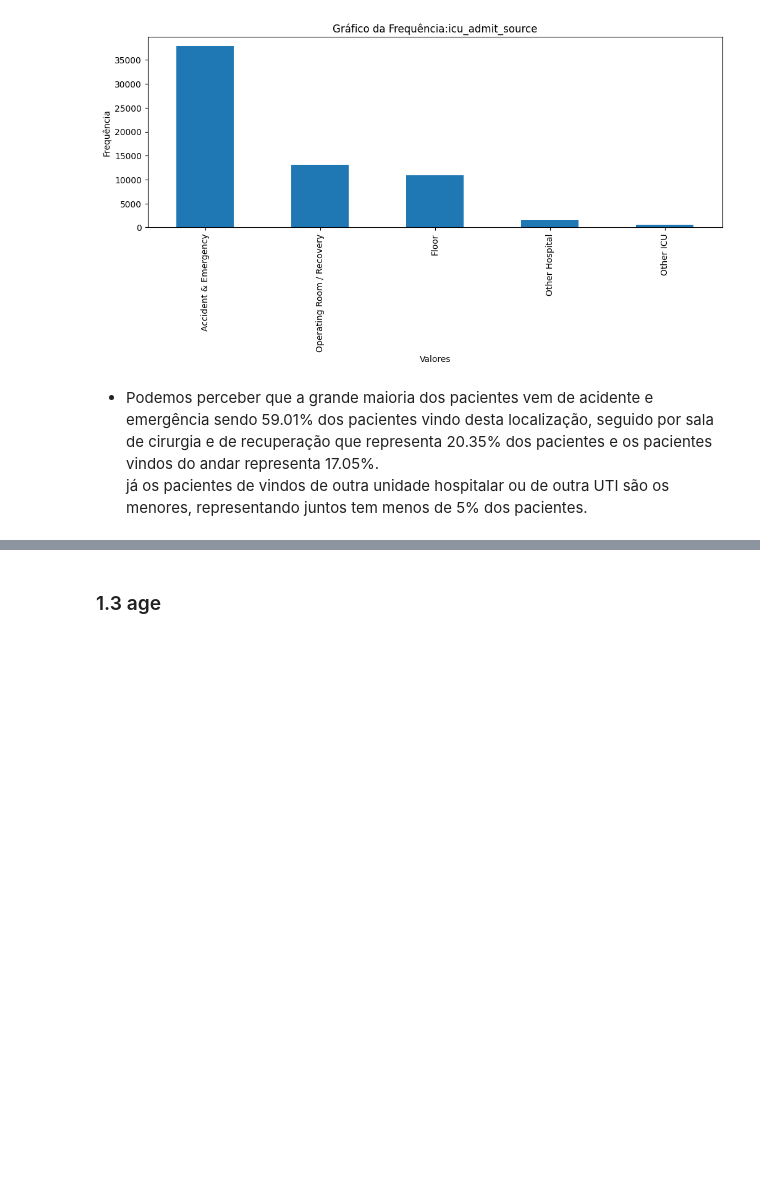
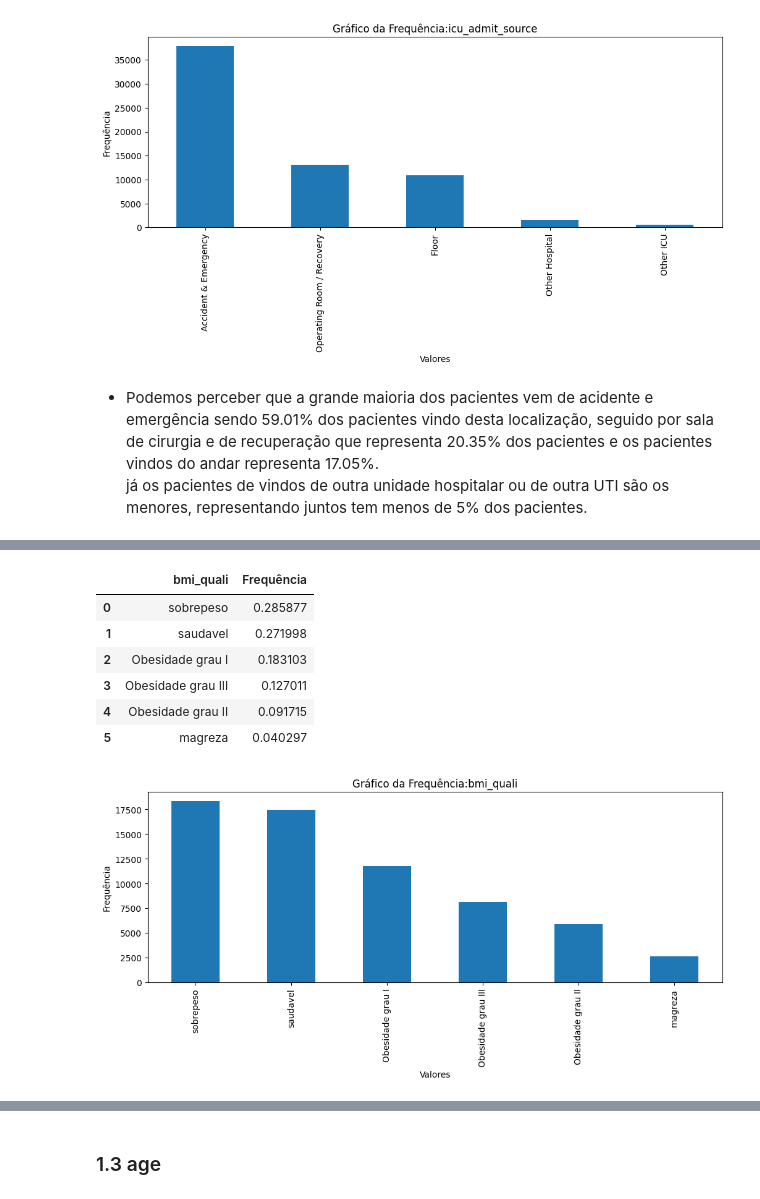
Before and after one commit to kaioreidela/Death_Prediction_in_ICU, a Jupyter notebook: teste_treino.ipynb, the cells around one changed output, grey strips where cells are left out. Drawn from its saved outputs; the diff is of its cells as text; code cells hidden in the pictures; blank space fills up the shorter version.

```diff
--- a/teste_treino.ipynb
+++ b/teste_treino.ipynb
@@ -104,3 +113,18 @@ def qualitativaXquantativa(varName1,varName2,dataframe,ax = None):
 # %%
 nome_arquivo_csv = 'train.csv'
 dados = pd.read_csv(nome_arquivo_csv)
+# %%
+dados['bmi_quali'] =pd.Series(len(dados))
+for i in range(len(dados)):
+    if dados['bmi'][i] < 18.5:
+        dados['bmi_quali'][i] = "magreza"
+    elif dados['bmi'][i] < 24.9:
+        dados['bmi_quali'][i] = "saudavel"
+    elif dados['bmi'][i]  < 29.9:
+        dados['bmi_quali'][i] = "sobrepeso"
+    elif dados['bmi'][i]  < 34.9:
+        dados['bmi_quali'][i] = "Obesidade grau I"
+    elif dados['bmi'][i] < 39.9:
+        dados['bmi_quali'][i] = "Obesidade grau II"
+    else:
+        dados['bmi_quali'][i] = "Obesidade grau III"
@@ -106,0 +136,7 @@ dados = pd.read_csv(nome_arquivo_csv)
+# %%
+
+dados['bmi_quali'] = pd.Categorical(dados['bmi_quali'],
+                                    categories=['magreza', 'saudavel', 'sobrepeso','Obesidade grau I','Obesidade grau II','Obesidade grau III'],
+                                    ordered=True)
+print(dados.dtypes)
+dados['bmi_quali'].value_counts(sort=False)
@@ -156,0 +214,12 @@ já os pacientes de vindos de outra unidade hospitalar ou de outra UTI são os m
+# %%
+
+grafico_qualitativa("bmi_quali", dados)
+# %% [output]
+|  | bmi_quali | Frequência |
+| 0 | sobrepeso | 0.285877 |
+| 1 | saudavel | 0.271998 |
+| 2 | Obesidade grau I | 0.183103 |
+| 3 | Obesidade grau III | 0.127011 |
+| 4 | Obesidade grau II | 0.091715 |
+| 5 | magreza | 0.040297 |
+[figure, added]
```
Also changed, not shown: parts of 20 cells of this notebook.
